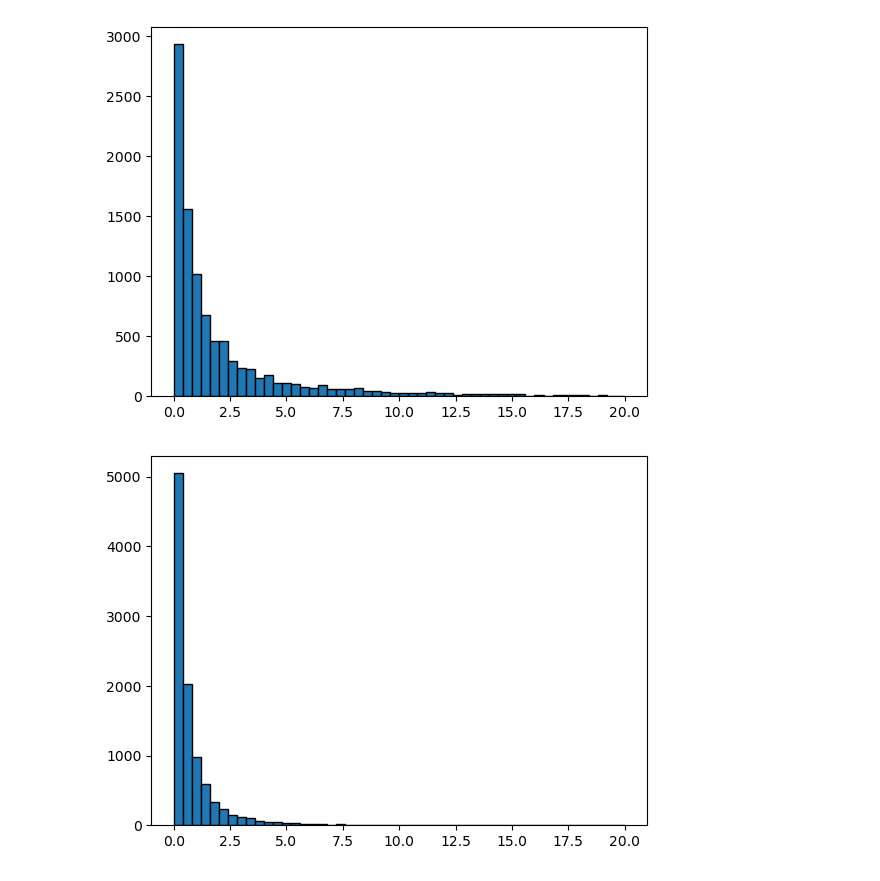
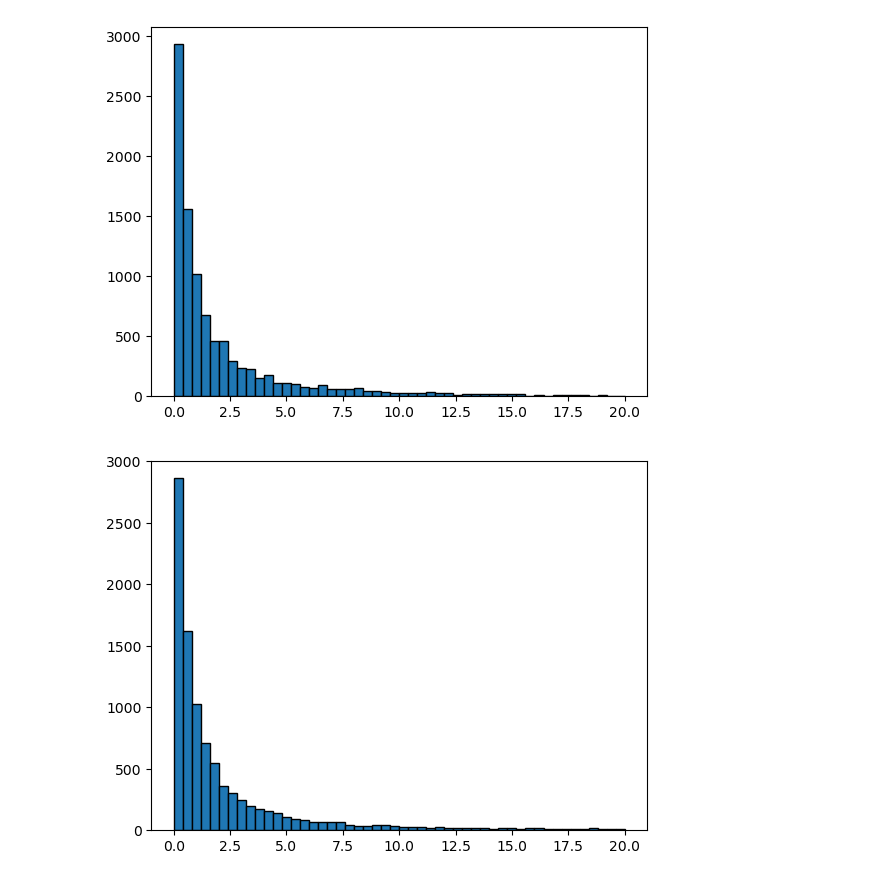
Before and after one commit to s224399/Stoc_sim_2k26, a Jupyter notebook: Exercises(week_1)/Nico/Ex3.ipynb, the cells around one changed output. Cells and saved outputs as stored; diff of their text form; code cells hidden in the pictures.

```diff
--- a/Exercises(week_1)/Nico/Ex3.ipynb
+++ b/Exercises(week_1)/Nico/Ex3.ipynb
@@ -70,8 +70,8 @@ plt.show()
 [figure]
 # %%
 U = rng.uniform(low=0, high=1, size=N)
-X_pareto_2 = beta*(U**(-(1)/(k)) - 1)
+X_pareto_2 = beta*(1/U - 1)
 plt.hist(X_pareto_2, bins=50, range=(0,20), edgecolor='black')
 plt.show()
 # %% [output]
-[figure, old version]
+[figure, new version]
```
